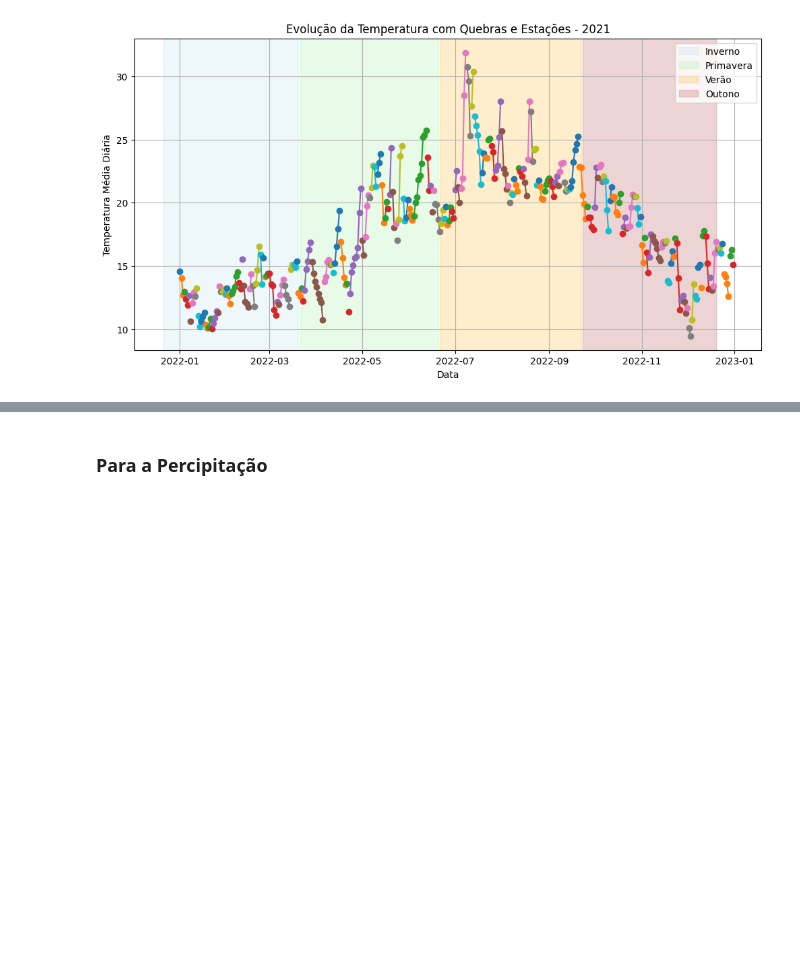
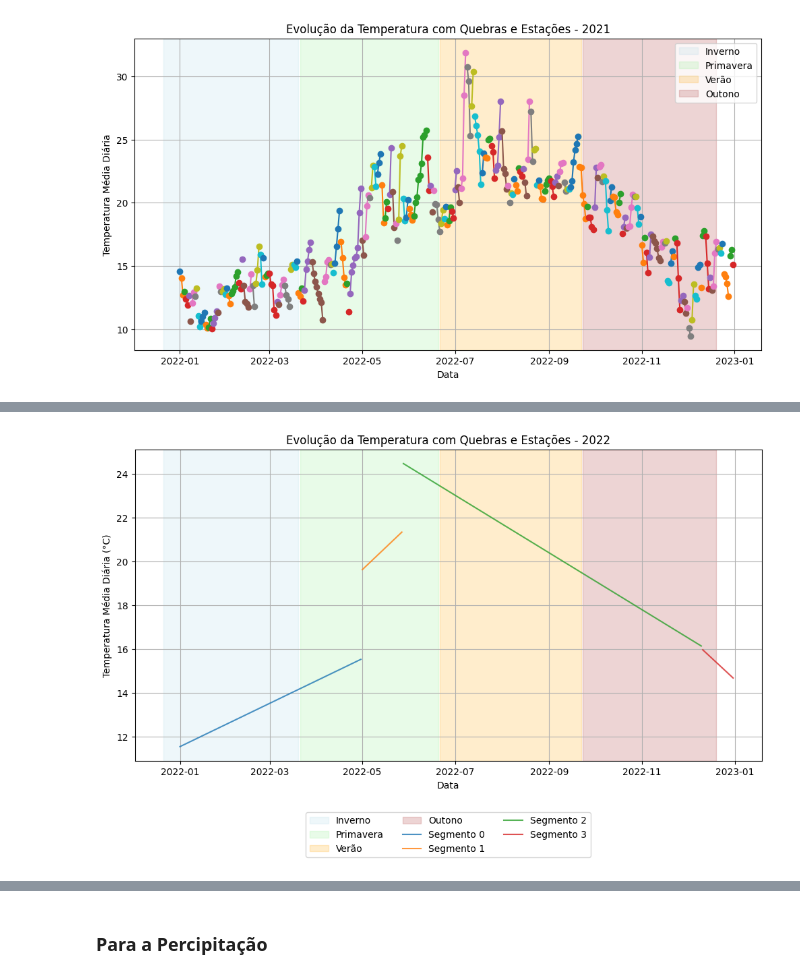
Before and after one commit to joanacarvalheiro/Seasonality, a Jupyter notebook: analise_exploratoria/meterology.ipynb, the cells around one changed output, grey strips where cells are left out. Saved outputs shown, nothing was run; the diff lists cells and outputs as text; code cells hidden in the pictures; blank space fills up the shorter version.

```diff
--- a/analise_exploratoria/meterology.ipynb
+++ b/analise_exploratoria/meterology.ipynb
@@ -378,0 +433,66 @@ plt.show()
+# %%
+import numpy as np
+import pandas as pd
+import matplotlib.pyplot as plt
+from sklearn.linear_model import LinearRegression
+
+# Filtra apenas o ano desejado
+df_2021 = df[df["datetime"].dt.year == 2022].copy()
+
+# Faz a média diária da temperatura
+df_2021_diario = df_2021.groupby(df_2021["datetime"].dt.date)["temp"].mean().reset_index()
+df_2021_diario["datetime"] = pd.to_datetime(df_2021_diario["datetime"])  # Converter para datetime novamente
+
+# Calcula a variação da temperatura diária
+df_2021_diario["var_temp"] = df_2021_diario["temp"].diff()
+
+# Ajusta o limiar de mudança de tendência para 4°C (ou qualquer outro valor que faça mais sentido)
+threshold = 4  # Aumentando o limiar de variação para 4°C
+df_2021_diario["mudanca"] = (np.sign(df_2021_diario["var_temp"]) != np.sign(df_2021_diario["var_temp"].shift())) & (df_2021_diario["var_temp"].abs() > threshold)
+
+# Cria um identificador único para cada segmento de tendência
+df_2021_diario["segmento"] = df_2021_diario["mudanca"].cumsum()
+
+# Define as datas de início das estações (ajustar conforme hemisfério)
+seasons = {
+    "Inverno": ["2021-12-21", "2022-03-20"],
+    "Primavera": ["2022-03-21", "2022-06-20"],
+    "Verão": ["2022-06-21", "2022-09-22"],
+    "Outono": ["2022-09-23", "2022-12-20"]
+}
+
+colors = {"Inverno": "lightblue", "Primavera": "lightgreen", "Verão": "orange", "Outono": "brown"}
+
+# Criando a figura
+plt.figure(figsize=(12, 6))
+
+# Adiciona faixas para cada estação
+for season, (start, end) in seasons.items():
+    plt.axvspan(pd.to_datetime(start), pd.to_datetime(end), color=colors[season], alpha=0.2, label=season)
+
+# Agora plota a linha de tendência linear para cada segmento
+
+for i, (_, segmento) in enumerate(df_2021_diario.groupby("segmento")):
+    # Ajuste de linha de tendência linear para cada segmento
+    X = np.array([i for i in range(len(segmento))]).reshape(-1, 1)  # Índices do segmento
+    y = segmento["temp"].values  # Temperatura do segmento
+
+    # Modelo de regressão linear
+    model = LinearRegression()
+    model.fit(X, y)
+
+    # Prevendo a linha de tendência linear para o segmento
+    y_pred = model.predict(X)
+
+    # Plota a linha de tendência linear para o segmento
+    plt.plot(segmento["datetime"], y_pred, linestyle="-", alpha=0.8, label=f"Segmento {i}" if i < 5 else "")
+
+# Ajustes visuais
+plt.xlabel("Data")
+plt.ylabel("Temperatura Média Diária (°C)")
+plt.title("Evolução da Temperatura com Quebras e Estações - 2022")
+plt.legend(loc="upper center", bbox_to_anchor=(0.5, -0.15), ncol=3, fontsize=10)
+plt.grid()
+plt.show()
+# %% [output]
+[figure, added]
```
Also changed, not shown: parts of 3 cells of this notebook, 3 other files.
